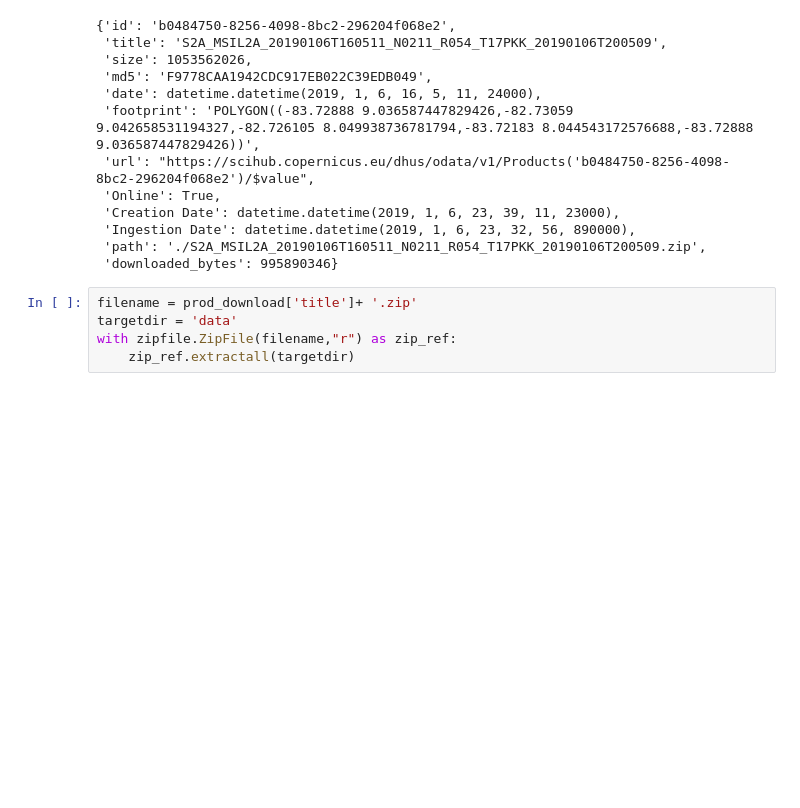
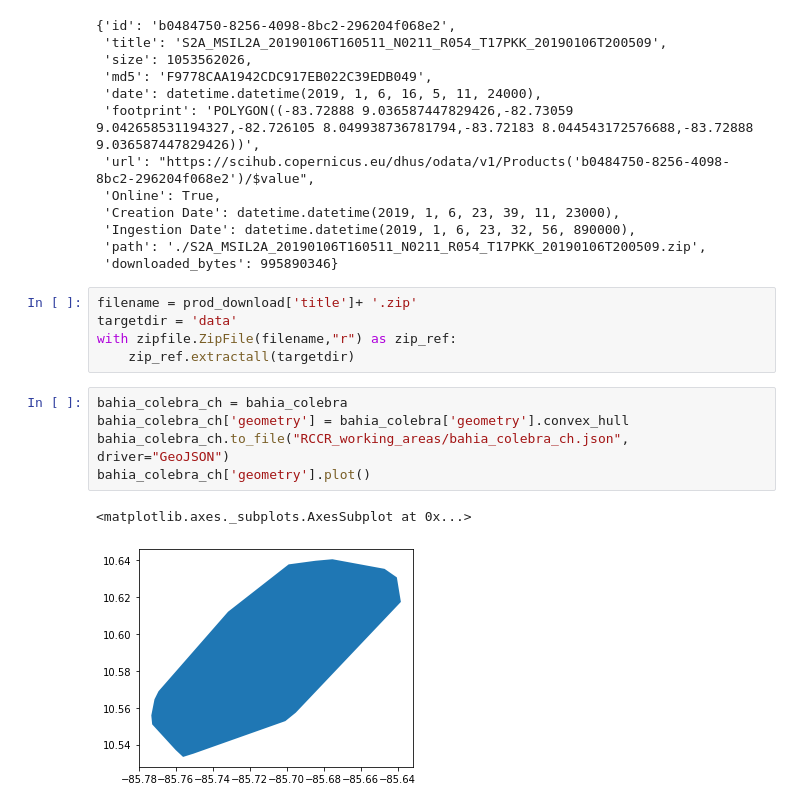
Before and after one commit to angelasindic/data-exploration, a Jupyter notebook: image-access/sentinel_api_download.ipynb, the cells around one changed output. Saved outputs shown, nothing was run; the diff lists cells and outputs as text; blank space fills up the shorter version.

```diff
--- a/image-access/sentinel_api_download.ipynb
+++ b/image-access/sentinel_api_download.ipynb
@@ -89,3 +96,11 @@ filename = prod_download['title']+ '.zip'
 targetdir = 'data'
 with zipfile.ZipFile(filename,"r") as zip_ref:
     zip_ref.extractall(targetdir)
+# %%
+bahia_colebra_ch = bahia_colebra
+bahia_colebra_ch['geometry'] = bahia_colebra['geometry'].convex_hull
+bahia_colebra_ch.to_file("RCCR_working_areas/bahia_colebra_ch.json", driver="GeoJSON")
+bahia_colebra_ch['geometry'].plot()
+# %% [output]
+<matplotlib.axes._subplots.AxesSubplot at 0x...>
+[figure, added]
```
Also changed, not shown: parts of 3 cells of this notebook, 3 other files.
